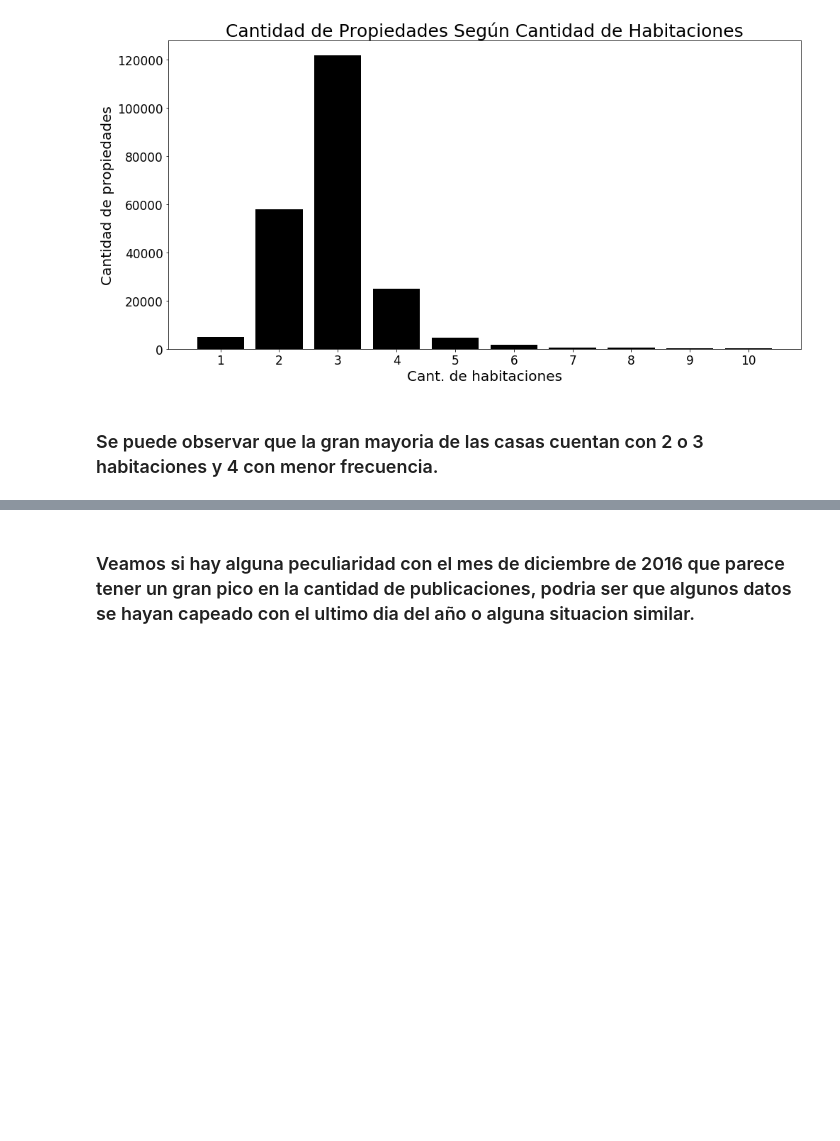
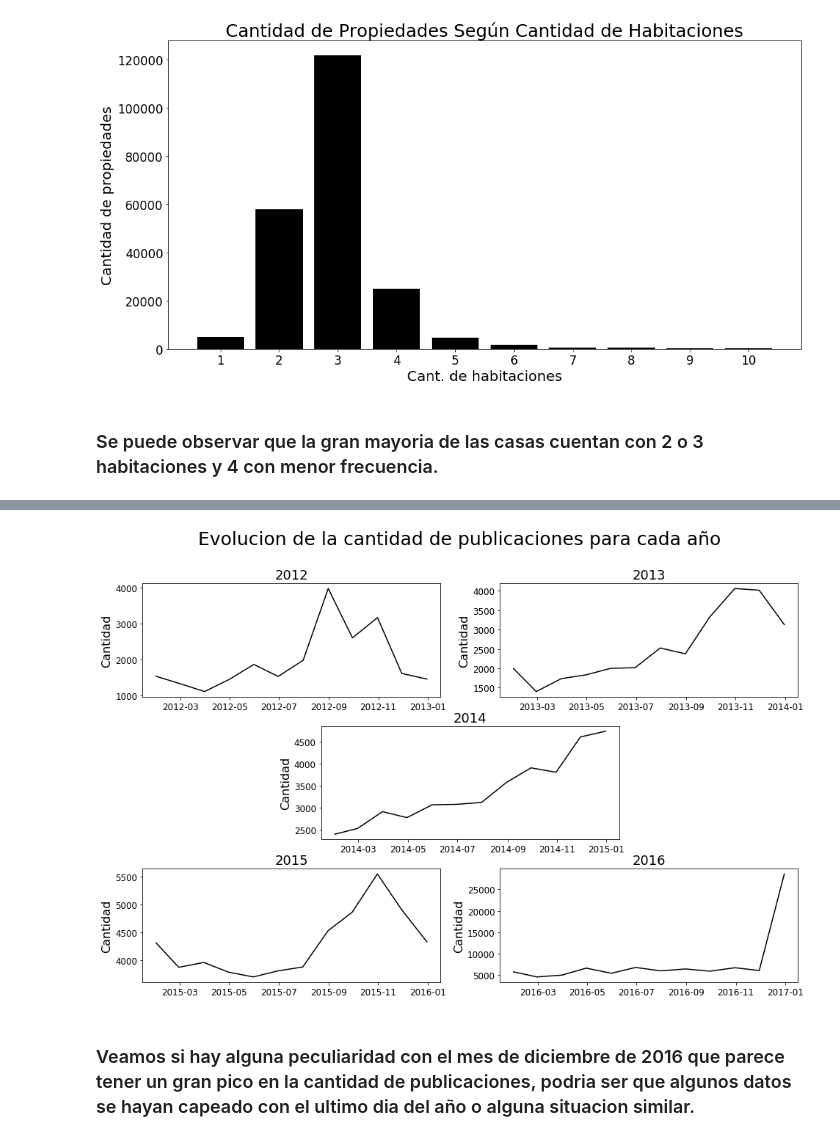
Before and after one commit to komod0/TPs-Org.Datos, a Jupyter notebook: tp1/Analisis de propiedades.ipynb, the cells around one changed output, grey strips where cells are left out. Cells and saved outputs as stored; diff of their text form; code cells hidden in the pictures; blank space fills up the shorter version.

Commit message:
Cantidad de publicaciones mensuales para cada año

```diff
--- a/tp1/Analisis de propiedades.ipynb
+++ b/tp1/Analisis de propiedades.ipynb
@@ -367,3 +393,65 @@ plt.ylabel("Cantidad de publicaciones por mes", fontsize=20);
+# %%
+pub_13 = pub_13.rename(columns={0:"Cantidad"})
+# %%
+pub_14 = pub_14.rename(columns={0:"Cantidad"})
+# %%
+pub_15 = pub_15.rename(columns={0:"Cantidad"})
+# %%
+pub_16 = pub_16.rename(columns={0:"Cantidad"})
+# %%
+fig = plt.figure(figsize=(16,10))
+grid = plt.GridSpec(6, 4, hspace=0.7, wspace=0.5)
+pubs_12 = fig.add_subplot(grid[:2, 0:2])
+pubs_13 = fig.add_subplot(grid[:2, 2:])
+pubs_14 = fig.add_subplot(grid[2:4, 1:3])
+pubs_15 = fig.add_subplot(grid[4:6, 0:2])
+pubs_16 = fig.add_subplot(grid[4:6, 2:4])
+
+
+pubs_12.plot("Fecha", "Cantidad", data=pub_12, color="black")
+pubs_13.plot("Fecha", "Cantidad", data=pub_13, color="black")
+pubs_14.plot("Fecha", "Cantidad", data=pub_14, color="black")
+pubs_15.plot("Fecha", "Cantidad", data=pub_15, color="black")
+pubs_16.plot("Fecha", "Cantidad", data=pub_16, color="black")
+
+pubs_12.title.set_text("2012")
+pubs_13.title.set_text("2013")
+pubs_14.title.set_text("2014")
+pubs_15.title.set_text("2015")
+pubs_16.title.set_text("2016")
+
+pubs_12.title.set_size(18)
+pubs_13.title.set_size(18)
+pubs_14.title.set_size(18)
+pubs_15.title.set_size(18)
+pubs_16.title.set_size(18)
+
+
+pubs_12.set_ylabel("Cantidad", fontsize=16)
+pubs_13.set_ylabel("Cantidad", fontsize=16)
+pubs_14.set_ylabel("Cantidad", fontsize=16)
+pubs_15.set_ylabel("Cantidad", fontsize=16)
+pubs_16.set_ylabel("Cantidad", fontsize=16)
+
+pubs_12.tick_params(axis='both', which='major', labelsize = 12)
+pubs_12.tick_params(axis='both', which='minor', labelsize = 12)
+
+pubs_13.tick_params(axis='both', which='major', labelsize = 12)
+pubs_13.tick_params(axis='both', which='minor', labelsize = 12)
+
+pubs_14.tick_params(axis='both', which='major', labelsize = 12)
+pubs_14.tick_params(axis='both', which='minor', labelsize = 12)
+
+pubs_15.tick_params(axis='both', which='major', labelsize = 12)
+pubs_15.tick_params(axis='both', which='minor', labelsize = 12)
+
+pubs_16.tick_params(axis='both', which='major', labelsize = 12)
+pubs_16.tick_params(axis='both', which='minor', labelsize = 12)
+
+
+fig.suptitle('Evolucion de la cantidad de publicaciones para cada año', size=25);
+# %% [output]
+[figure, added]
 # %% [markdown]
 ### Veamos si hay alguna peculiaridad con el mes de diciembre de 2016 que parece tener un gran pico en la cantidad de publicaciones, podria ser que algunos datos se hayan capeado con el ultimo dia del año o alguna situacion similar.
 # %%
```
Also changed, not shown: parts of 14 cells of this notebook, 1 other file.
